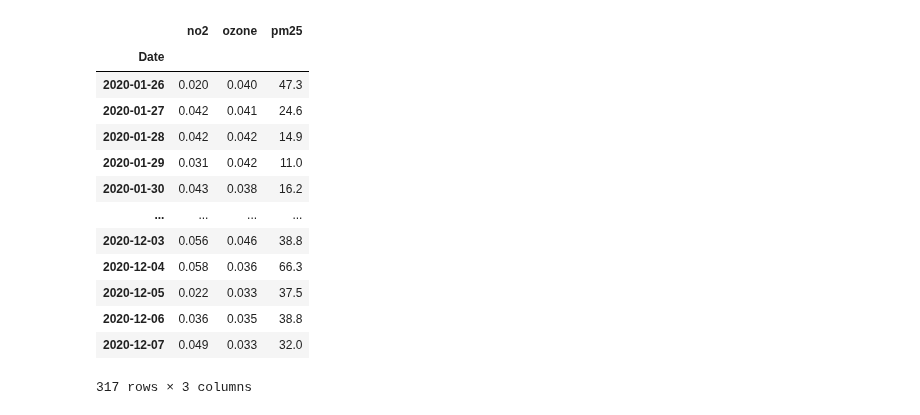
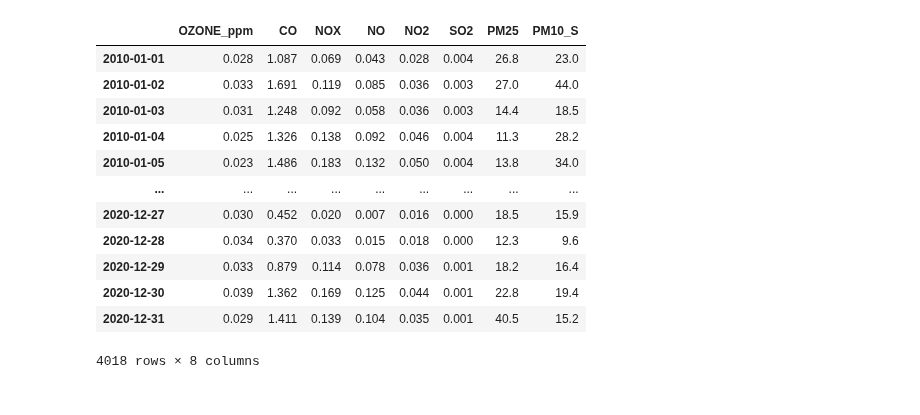
Before and after one commit to kevinmarlis/air-pollution-and-health, a Jupyter notebook: Covid/Covid Impacts on Air/Plots.ipynb, the cells around one changed output. Saved outputs shown, nothing was run; the diff lists cells and outputs as text; code cells hidden in the pictures.

```diff
--- a/Covid/Covid Impacts on Air/Plots.ipynb
+++ b/Covid/Covid Impacts on Air/Plots.ipynb
@@ -17,18 +13,20 @@ air_df = air_df.set_index('Date')
-# %%
-air_df
-# %% [output]
-|  | no2 | ozone | pm25 |
-| Date |  |  |  |
-| 2020-01-26 | 0.020 | 0.040 | 47.3 |
-| 2020-01-27 | 0.042 | 0.041 | 24.6 |
-| 2020-01-28 | 0.042 | 0.042 | 14.9 |
-| 2020-01-29 | 0.031 | 0.042 | 11.0 |
-| 2020-01-30 | 0.043 | 0.038 | 16.2 |
-| ... | ... | ... | ... |
-| 2020-12-03 | 0.056 | 0.046 | 38.8 |
-| 2020-12-04 | 0.058 | 0.036 | 66.3 |
-| 2020-12-05 | 0.022 | 0.033 | 37.5 |
-| 2020-12-06 | 0.036 | 0.035 | 38.8 |
-| 2020-12-07 | 0.049 | 0.033 | 32.0 |
-317 rows × 3 columns
+# %%
+data_path = 'air_data.csv'
+df = pd.read_csv(data_path, index_col=0)
+df.index = pd.to_datetime(df.index)
+df
+# %% [output]
+|  | OZONE_ppm | CO | NOX | NO | NO2 | SO2 | PM25 | PM10_S |
+| 2010-01-01 | 0.028 | 1.087 | 0.069 | 0.043 | 0.028 | 0.004 | 26.8 | 23.0 |
+| 2010-01-02 | 0.033 | 1.691 | 0.119 | 0.085 | 0.036 | 0.003 | 27.0 | 44.0 |
+| 2010-01-03 | 0.031 | 1.248 | 0.092 | 0.058 | 0.036 | 0.003 | 14.4 | 18.5 |
+| 2010-01-04 | 0.025 | 1.326 | 0.138 | 0.092 | 0.046 | 0.004 | 11.3 | 28.2 |
+| 2010-01-05 | 0.023 | 1.486 | 0.183 | 0.132 | 0.050 | 0.004 | 13.8 | 34.0 |
+| ... | ... | ... | ... | ... | ... | ... | ... | ... |
+| 2020-12-27 | 0.030 | 0.452 | 0.020 | 0.007 | 0.016 | 0.000 | 18.5 | 15.9 |
+| 2020-12-28 | 0.034 | 0.370 | 0.033 | 0.015 | 0.018 | 0.000 | 12.3 | 9.6 |
+| 2020-12-29 | 0.033 | 0.879 | 0.114 | 0.078 | 0.036 | 0.001 | 18.2 | 16.4 |
+| 2020-12-30 | 0.039 | 1.362 | 0.169 | 0.125 | 0.044 | 0.001 | 22.8 | 19.4 |
+| 2020-12-31 | 0.029 | 1.411 | 0.139 | 0.104 | 0.035 | 0.001 | 40.5 | 15.2 |
+4018 rows × 8 columns
 # %%
```
Also changed, not shown: parts of 9 cells of this notebook, 1 other file.
